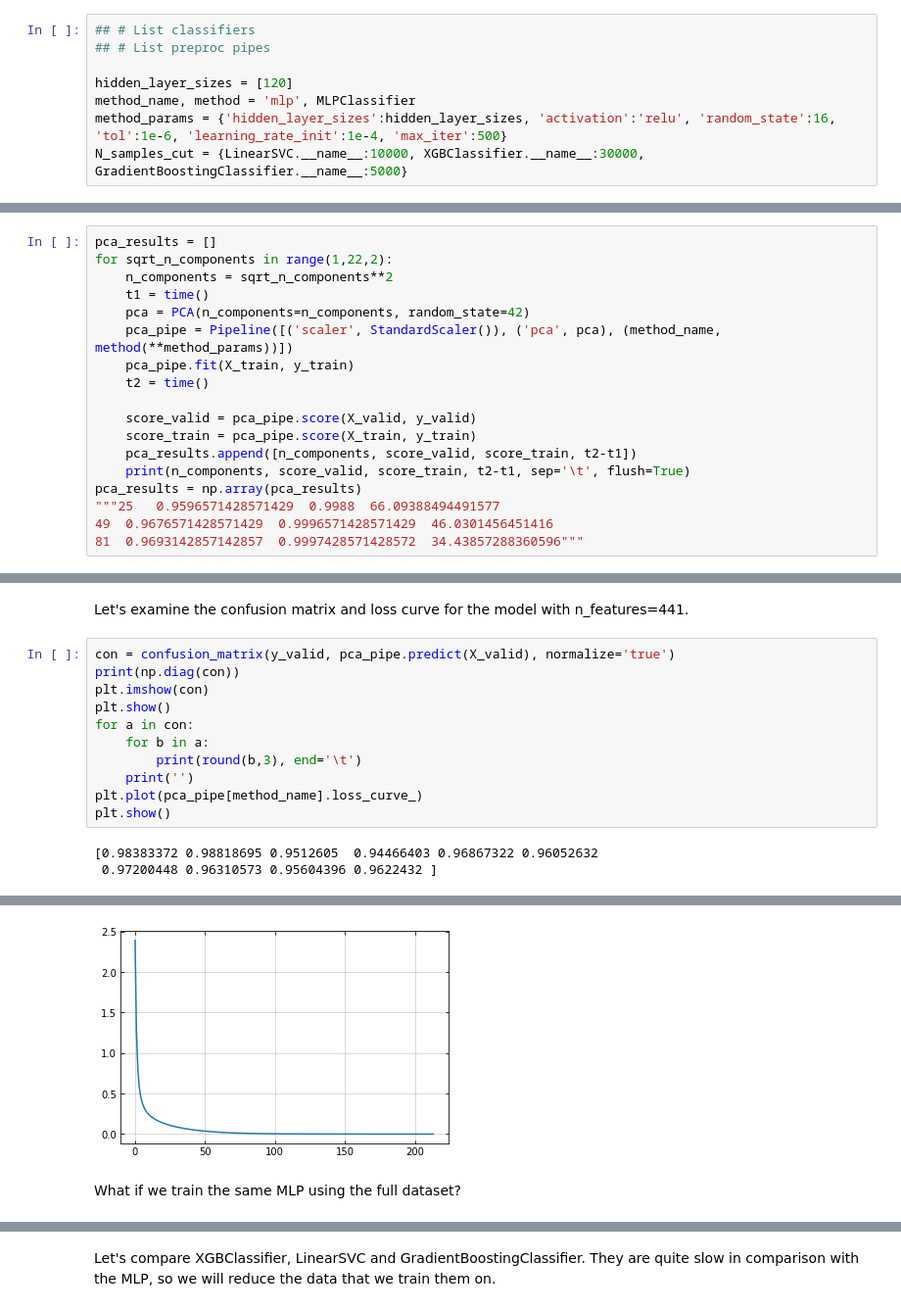
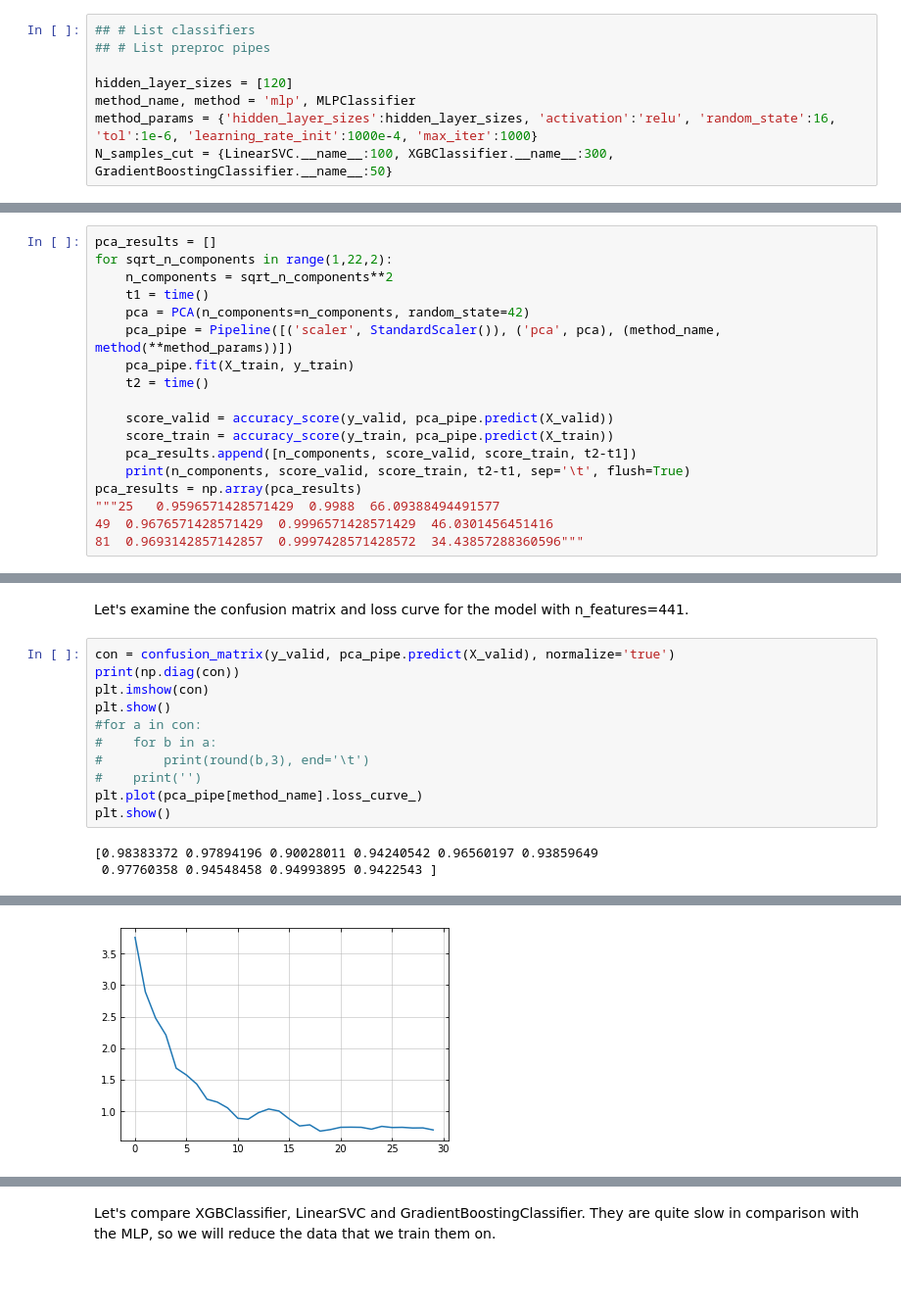
Before and after one commit to pc559/mnist_comparison, a Jupyter notebook: mnist_compare.ipynb, the cells around one changed output, grey strips where cells are left out. Shown: that part at 98% size. Drawn from its saved outputs; the diff is of its cells as text; blank space fills up the shorter version.

```diff
--- a/mnist_compare.ipynb
+++ b/mnist_compare.ipynb
@@ -104,8 +115,8 @@ We'll use a basic MLP with a single hidden layer of size 120. We'll use RELU as
 
 hidden_layer_sizes = [120]
 method_name, method = 'mlp', MLPClassifier
-method_params = {'hidden_layer_sizes':hidden_layer_sizes, 'activation':'relu', 'random_state':16, 'tol':1e-6, 'learning_rate_init':1e-4, 'max_iter':500}
-N_samples_cut = {LinearSVC.__name__:10000, XGBClassifier.__name__:30000, GradientBoostingClassifier.__name__:5000}
+method_params = {'hidden_layer_sizes':hidden_layer_sizes, 'activation':'relu', 'random_state':16, 'tol':1e-6, 'learning_rate_init':1000e-4, 'max_iter':1000}
+N_samples_cut = {LinearSVC.__name__:100, XGBClassifier.__name__:300, GradientBoostingClassifier.__name__:50}
 # %% [markdown]
 https://scikit-learn.org/stable/modules/generated/sklearn.neural_network.MLPClassifier.html
 
@@ -124,8 +135,8 @@ for sqrt_n_components in range(1,22,2):
     pca_pipe.fit(X_train, y_train)
     t2 = time()
 
-    score_valid = pca_pipe.score(X_valid, y_valid)
-    score_train = pca_pipe.score(X_train, y_train)
+    score_valid = accuracy_score(y_valid, pca_pipe.predict(X_valid))
+    score_train = accuracy_score(y_train, pca_pipe.predict(X_train))
     pca_results.append([n_components, score_valid, score_train, t2-t1])
     print(n_components, score_valid, score_train, t2-t1, sep='\t', flush=True)
 pca_results = np.array(pca_results)
@@ -152,13 +163,13 @@ con = confusion_matrix(y_valid, pca_pipe.predict(X_valid), normalize='true')
 print(np.diag(con))
 plt.imshow(con)
 plt.show()
-for a in con:
-    for b in a:
-        print(round(b,3), end='\t')
-    print('')
+#for a in con:
+#    for b in a:
+#        print(round(b,3), end='\t')
+#    print('')
 plt.plot(pca_pipe[method_name].loss_curve_)
 plt.show()
 # %% [output]
-[0.98383372 0.98818695 0.9512605  0.94466403 0.96867322 0.96052632
- 0.97200448 0.96310573 0.95604396 0.9622432 ]
+[0.98383372 0.97894196 0.90028011 0.94240542 0.96560197 0.93859649
+ 0.97760358 0.94548458 0.94993895 0.9422543 ]
 [figure]
@@ -175,3 +176 @@ plt.show()
-[figure, old version]
+[figure, new version]
-# %% [markdown]
-What if we train the same MLP using the full dataset?
```
Also changed, not shown: parts of 22 cells of this notebook.
